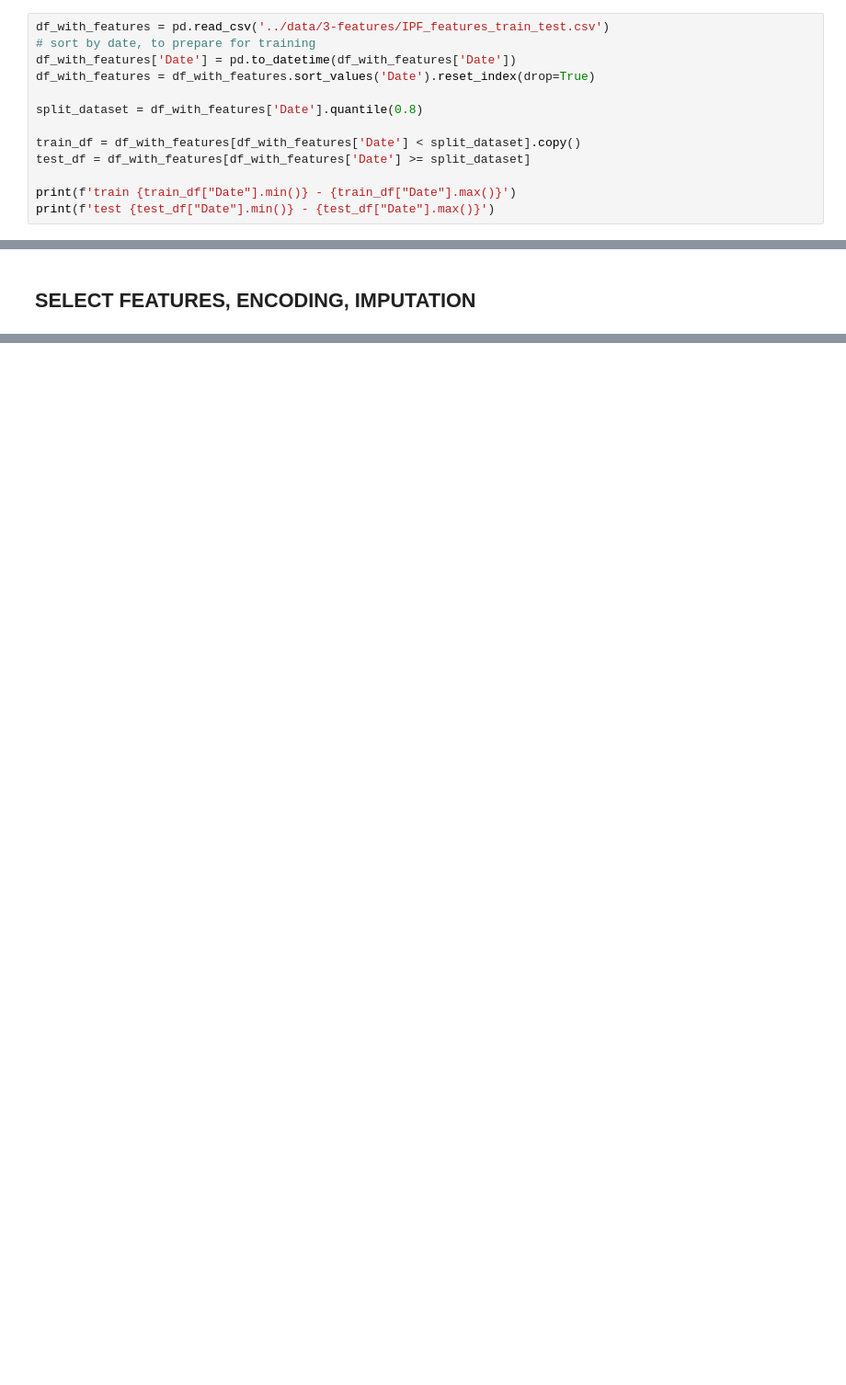
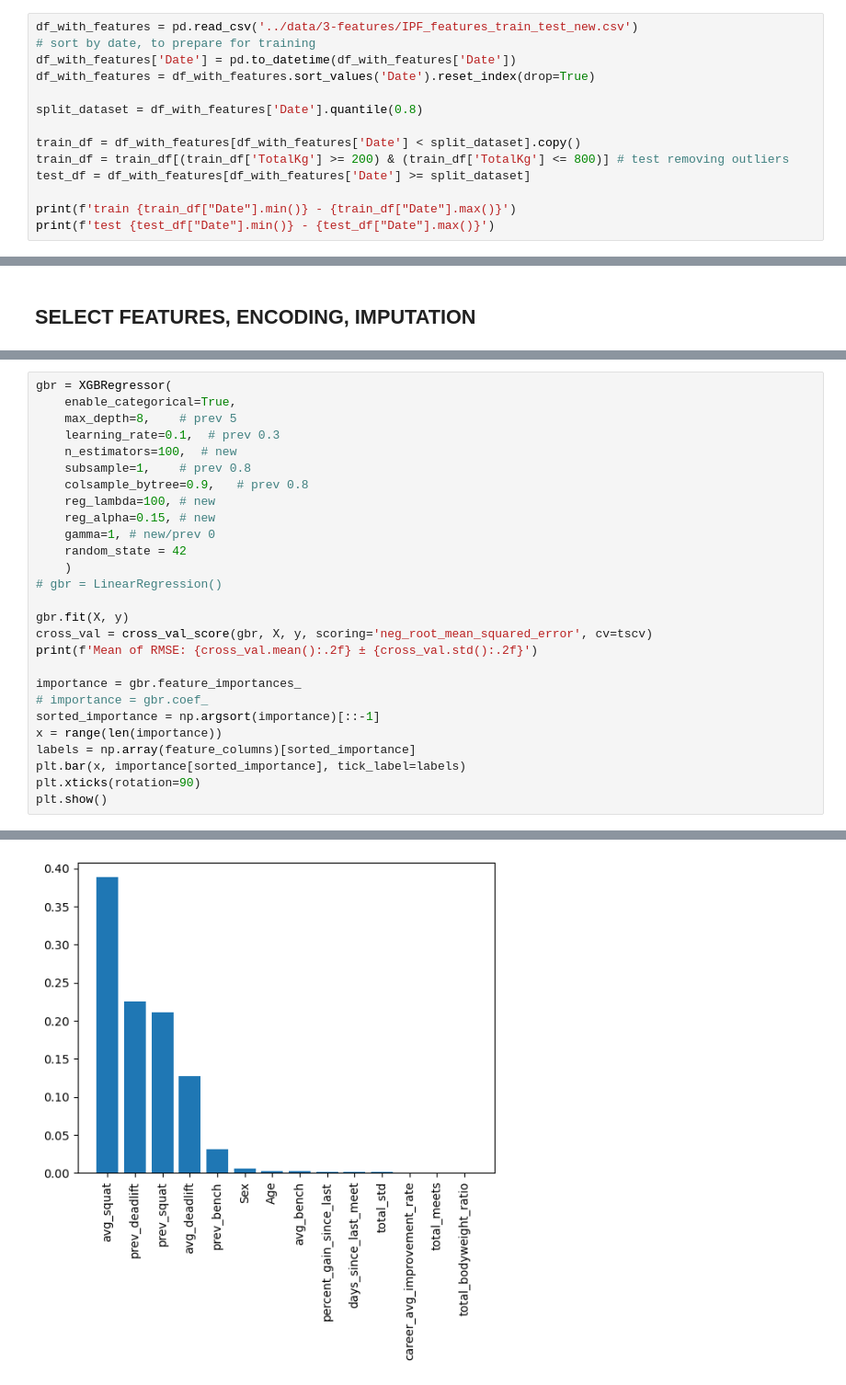
Before and after one commit to philipogn/powerlifting_statistics, a Jupyter notebook: notebooks/feat_eng_experiment.ipynb, the cells around one changed output, grey strips where cells are left out. Shown: that part at 92% size. Cells and saved outputs as stored; diff of their text form; blank space fills up the shorter version.

```diff
--- a/notebooks/feat_eng_experiment.ipynb
+++ b/notebooks/feat_eng_experiment.ipynb
@@ -92,5 +113,5 @@ Training examples created: 212875
 # %%
-df_with_features = pd.read_csv('../data/3-features/IPF_features_train_test.csv')
+df_with_features = pd.read_csv('../data/3-features/IPF_features_train_test_new.csv')
 # sort by date, to prepare for training
 df_with_features['Date'] = pd.to_datetime(df_with_features['Date'])
 df_with_features = df_with_features.sort_values('Date').reset_index(drop=True)
@@ -98,6 +119,7 @@ df_with_features = df_with_features.sort_values('Date').reset_index(drop=True)
 split_dataset = df_with_features['Date'].quantile(0.8)
 
 train_df = df_with_features[df_with_features['Date'] < split_dataset].copy()
+train_df = train_df[(train_df['TotalKg'] >= 200) & (train_df['TotalKg'] <= 800)] # test removing outliers
 test_df = df_with_features[df_with_features['Date'] >= split_dataset]
 
 print(f'train {train_df["Date"].min()} - {train_df["Date"].max()}')
@@ -228,0 +236,28 @@ Fold 4, MAE=22.04, RMSE=37.30, MSE=1391.21, R2=0.940
+# %%
+gbr = XGBRegressor(
+    enable_categorical=True,
+    max_depth=8,    # prev 5
+    learning_rate=0.1,  # prev 0.3
+    n_estimators=100,  # new
+    subsample=1,    # prev 0.8
+    colsample_bytree=0.9,   # prev 0.8
+    reg_lambda=100, # new
+    reg_alpha=0.15, # new
+    gamma=1, # new/prev 0
+    random_state = 42
+    )
+# gbr = LinearRegression()
+
+gbr.fit(X, y)
+cross_val = cross_val_score(gbr, X, y, scoring='neg_root_mean_squared_error', cv=tscv)
+print(f'Mean of RMSE: {cross_val.mean():.2f} ± {cross_val.std():.2f}')
+
+importance = gbr.feature_importances_
+# importance = gbr.coef_
+sorted_importance = np.argsort(importance)[::-1]
+x = range(len(importance))
+labels = np.array(feature_columns)[sorted_importance]
+plt.bar(x, importance[sorted_importance], tick_label=labels)
+plt.xticks(rotation=90)
+plt.show()
+# %% [output]
@@ -228,0 +265 @@ Fold 4, MAE=22.04, RMSE=37.30, MSE=1391.21, R2=0.940
+[figure, added]
```
Also changed, not shown: parts of 12 cells of this notebook.
